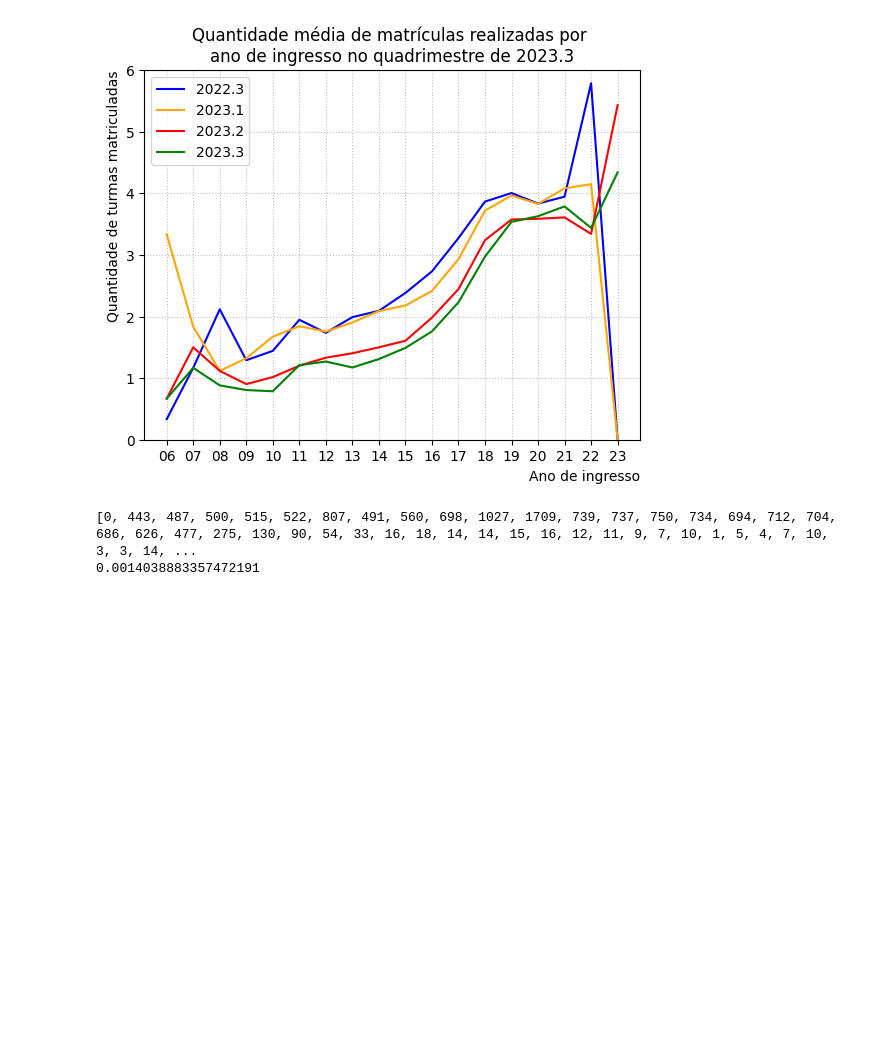
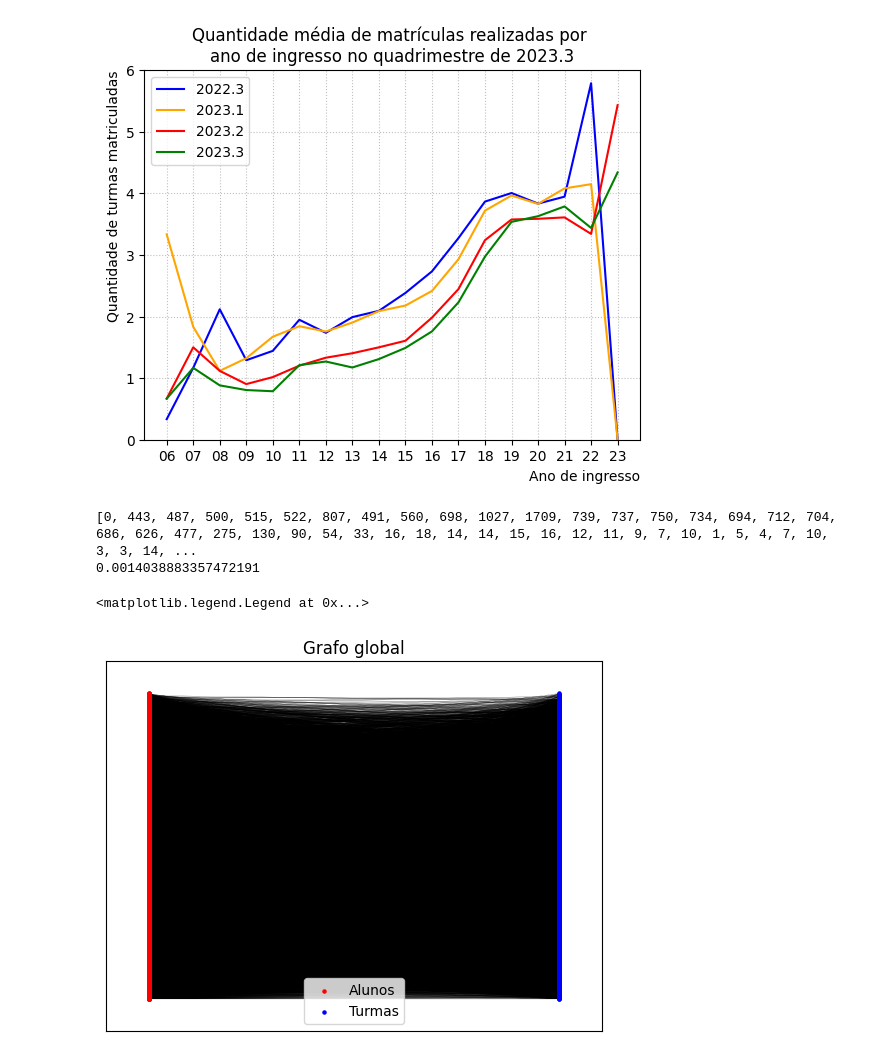
Before and after one commit to FabrizioRP/Projeto_CR, a Jupyter notebook: Main.ipynb, the cells around one changed output. Cells and saved outputs as stored; diff of their text form; code cells hidden in the pictures; blank space fills up the shorter version.

```diff
--- a/Main.ipynb
+++ b/Main.ipynb
@@ -829,27 +824,26 @@ print(nx.density(grafo_global))
 0.0014038883357472191
 # %%
 # G = ig.Graph.from_networkx(grafo_global)
-color = []
+# color = []
 
-k = nx.get_node_attributes(grafo_global, "bipartite")
+# k = nx.get_node_attributes(grafo_global, "bipartite")
 
-for i in k:
-    if k[i] == 0:
-        color.append("#ff0000")
-    else:
-        color.append("#0000ff")
+# for i in k:
+#     if k[i] == 0:
+#         color.append("#ff0000")
+#     else:
+#         color.append("#0000ff")
 
-# layout = nx.bipartite_layout(grafos_por_quad["2023_1"], RAs_por_quad["2023_1"], align="vertical") # funciona ja
-
-layout = nx.kamada_kawai_layout(grafos_por_quad["2023_1"])
-
-# layout = spiral_layout(grafos_por_quad["2023_1"], resolution=0.5)
+layout = nx.bipartite_layout(grafos_por_quad["2023_1"], RAs_por_quad["2023_1"], align="vertical") # funciona ja
 
 plt.title("Grafo global")
 
 nx.draw_networkx_nodes(grafos_por_quad["2023_1"], nodelist=RAs_por_quad["2023_1"], node_color="#ff0000", label="Alunos", node_size=20, node_shape='.', pos=layout)
 nx.draw_networkx_nodes(grafos_por_quad["2023_1"], nodelist=turmas_por_quad["2023_1"], node_color="#0000ff", label="Turmas", node_size=20, node_shape='.', pos=layout)
-nx.draw_networkx_edges(grafos_por_quad["2023_1"], width=0.01, pos=layout)
+nx.draw_networkx_edges(grafos_por_quad["2023_1"], width=0.1, pos=layout)
 
 plt.legend(loc="lower center")
 # plt.savefig("grafo1.png")
+# %% [output]
+<matplotlib.legend.Legend at 0x...>
+[figure, added]
```
Also changed, not shown: parts of 2 cells of this notebook.
